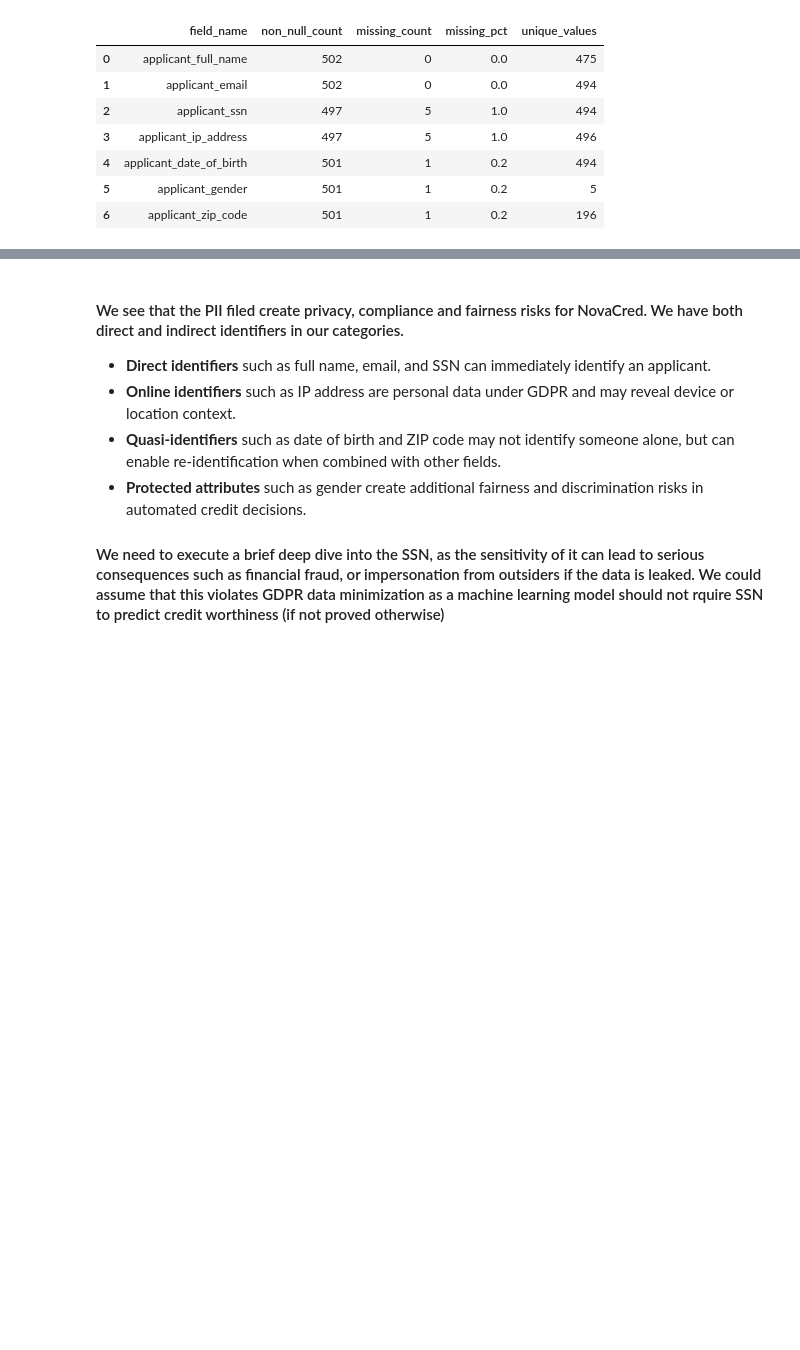
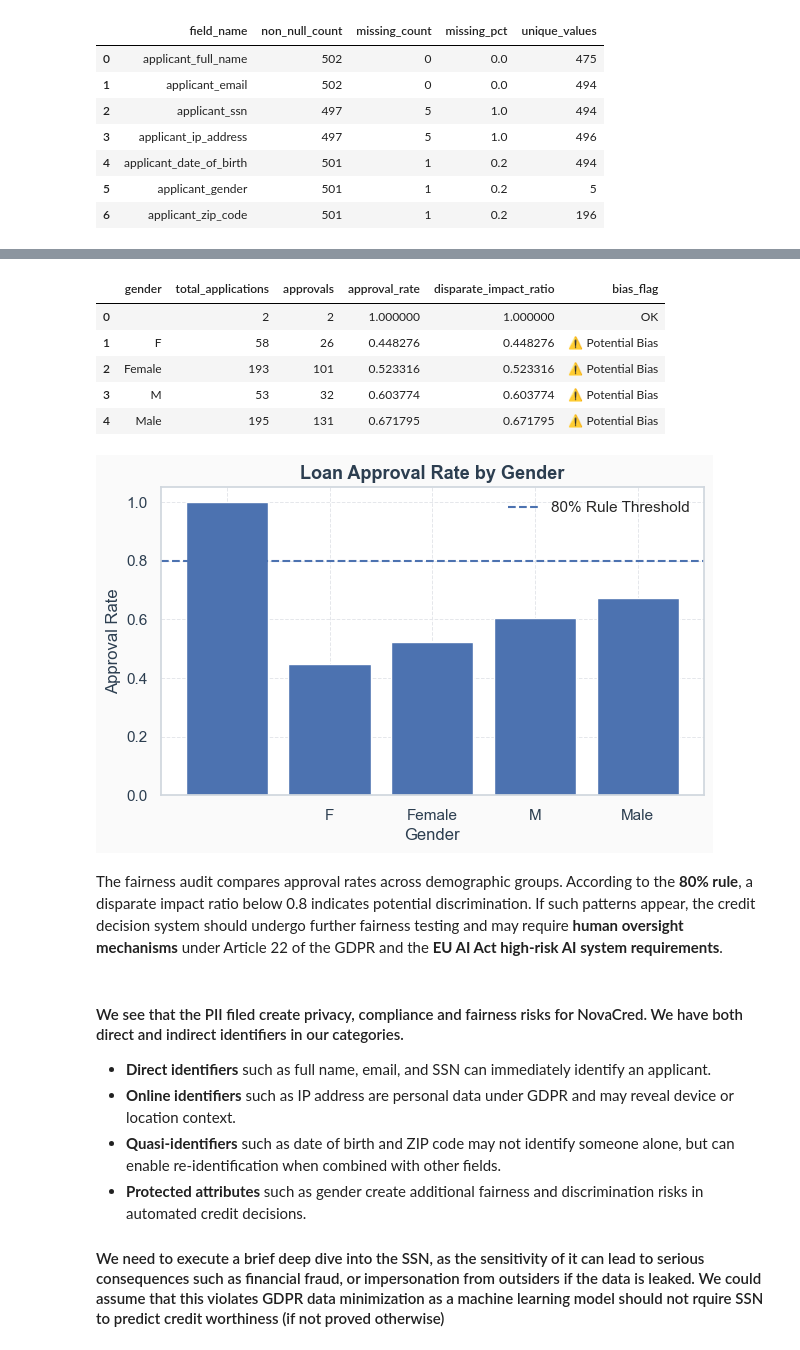
Before and after one commit to jmroque7/dego-project-team-14-TXB, a Jupyter notebook: Notebooks/03-privacy-demo.ipynb, the cells around one changed output, grey strips where cells are left out. Saved outputs shown, nothing was run; the diff lists cells and outputs as text; code cells hidden in the pictures; blank space fills up the shorter version.

```diff
--- a/Notebooks/03-privacy-demo.ipynb
+++ b/Notebooks/03-privacy-demo.ipynb
@@ -240,3 +276,63 @@ pii_summary
+# %%
+import pandas as pd
+import matplotlib.pyplot as plt
+
+# --- Extract approval outcome ---
+df["approved"] = df["decision"].apply(
+    lambda x: x.get("loan_approved") if isinstance(x, dict) else None
+)
+
+# --- Extract gender from nested applicant_info ---
+df["gender"] = df["applicant_info"].apply(
+    lambda x: x.get("gender") if isinstance(x, dict) else None
+)
+
+# --- Compute approval statistics by gender ---
+approval_stats = df.groupby("gender")["approved"].agg(
+    total_applications="count",
+    approvals="sum",
+    approval_rate="mean"
+).reset_index()
+
+# --- Calculate Disparate Impact (80% rule) ---
+reference_rate = approval_stats["approval_rate"].max()
+approval_stats["disparate_impact_ratio"] = approval_stats["approval_rate"] / reference_rate
+
+# --- Flag potential bias ---
+approval_stats["bias_flag"] = approval_stats["disparate_impact_ratio"].apply(
+    lambda x: "⚠ Potential Bias" if x < 0.8 else "OK"
+)
+
+# --- Display results ---
+display(approval_stats)
+
+# --- Visualization ---
+plt.figure(figsize=(7,4))
+
+plt.bar(
+    approval_stats["gender"],
+    approval_stats["approval_rate"]
+)
+
+plt.axhline(reference_rate*0.8, linestyle="--", label="80% Rule Threshold")
+
+plt.title("Loan Approval Rate by Gender")
+plt.xlabel("Gender")
+plt.ylabel("Approval Rate")
+
+plt.legend()
+plt.show()
+# %% [output]
+|  | gender | total_applications | approvals | approval_rate | disparate_impact_ratio | bias_flag |
+| 0 |  | 2 | 2 | 1.000000 | 1.000000 | OK |
+| 1 | F | 58 | 26 | 0.448276 | 0.448276 | ⚠ Potential Bias |
+| 2 | Female | 193 | 101 | 0.523316 | 0.523316 | ⚠ Potential Bias |
+| 3 | M | 53 | 32 | 0.603774 | 0.603774 | ⚠ Potential Bias |
+| 4 | Male | 195 | 131 | 0.671795 | 0.671795 | ⚠ Potential Bias |
+[figure, added]
+# %% [markdown]
+The fairness audit compares approval rates across demographic groups. According to the **80% rule**, a disparate impact ratio below 0.8 indicates potential discrimination.
+If such patterns appear, the credit decision system should undergo further fairness testing and may require **human oversight mechanisms** under Article 22 of the GDPR and the **EU AI Act high-risk AI system requirements**.
 # %% [markdown]
 #### We see that the PII filed create privacy, compliance and fairness risks for NovaCred. We have both direct and indirect identifiers in our categories.
 - **Direct identifiers** such as full name, email, and SSN can immediately identify an applicant.
```
Also changed, not shown: parts of 8 cells of this notebook.
